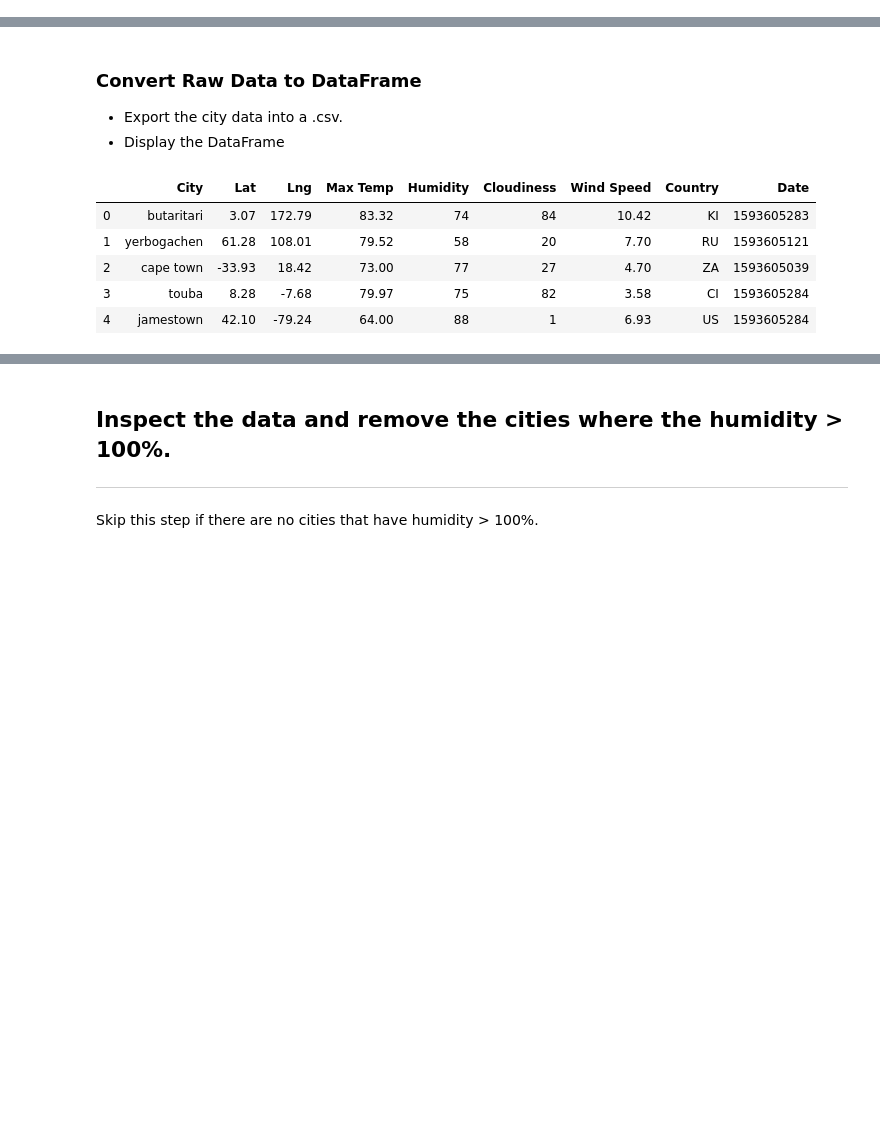
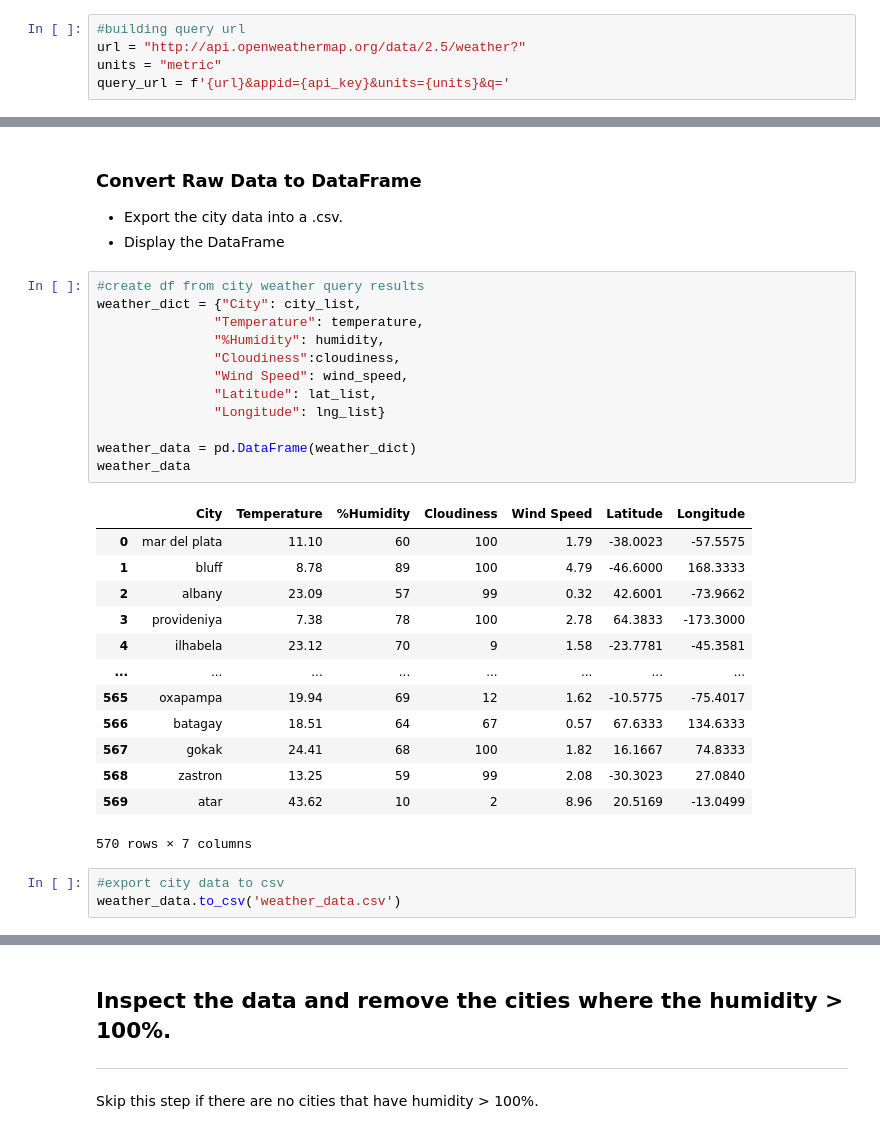
Before and after one commit to j-eikens/python-api-challenge, a Jupyter notebook: WeatherPY.ipynb, the cells around one changed output, grey strips where cells are left out. Saved outputs shown, nothing was run; the diff lists cells and outputs as text; blank space fills up the shorter version.

```diff
--- a/WeatherPY.ipynb
+++ b/WeatherPY.ipynb
@@ -53,4 +53,9 @@ len(cities)
 ### Perform API Calls
 * Perform a weather check on each city using a series of successive API calls.
 * Include a print log of each city as it'sbeing processed (with the city number and city name).
+# %%
+#building query url
+url = "http://api.openweathermap.org/data/2.5/weather?"
+units = "metric"
+query_url = f'{url}&appid={api_key}&units={units}&q='
 # %%
@@ -76,11 +108,32 @@ Data Retrieval Complete
 ### Convert Raw Data to DataFrame
 * Export the city data into a .csv.
 * Display the DataFrame
+# %%
+#create df from city weather query results
+weather_dict = {"City": city_list,
+               "Temperature": temperature,
+               "%Humidity": humidity,
+               "Cloudiness":cloudiness,
+               "Wind Speed": wind_speed,
+               "Latitude": lat_list,
+               "Longitude": lng_list}
+
+weather_data = pd.DataFrame(weather_dict)
+weather_data
+# %% [output]
+|  | City | Temperature | %Humidity | Cloudiness | Wind Speed | Latitude | Longitude |
+| 0 | mar del plata | 11.10 | 60 | 100 | 1.79 | -38.0023 | -57.5575 |
+| 1 | bluff | 8.78 | 89 | 100 | 4.79 | -46.6000 | 168.3333 |
+| 2 | albany | 23.09 | 57 | 99 | 0.32 | 42.6001 | -73.9662 |
+| 3 | provideniya | 7.38 | 78 | 100 | 2.78 | 64.3833 | -173.3000 |
+| 4 | ilhabela | 23.12 | 70 | 9 | 1.58 | -23.7781 | -45.3581 |
+| ... | ... | ... | ... | ... | ... | ... | ... |
+| 565 | oxapampa | 19.94 | 69 | 12 | 1.62 | -10.5775 | -75.4017 |
+| 566 | batagay | 18.51 | 64 | 67 | 0.57 | 67.6333 | 134.6333 |
+| 567 | gokak | 24.41 | 68 | 100 | 1.82 | 16.1667 | 74.8333 |
+| 568 | zastron | 13.25 | 59 | 99 | 2.08 | -30.3023 | 27.0840 |
+| 569 | atar | 43.62 | 10 | 2 | 8.96 | 20.5169 | -13.0499 |
+570 rows × 7 columns
 # %%
+#export city data to csv
+weather_data.to_csv('weather_data.csv')
-# %% [output]
-|  | City | Lat | Lng | Max Temp | Humidity | Cloudiness | Wind Speed | Country | Date |
-| 0 | butaritari | 3.07 | 172.79 | 83.32 | 74 | 84 | 10.42 | KI | 1593605283 |
-| 1 | yerbogachen | 61.28 | 108.01 | 79.52 | 58 | 20 | 7.70 | RU | 1593605121 |
-| 2 | cape town | -33.93 | 18.42 | 73.00 | 77 | 27 | 4.70 | ZA | 1593605039 |
-| 3 | touba | 8.28 | -7.68 | 79.97 | 75 | 82 | 3.58 | CI | 1593605284 |
-| 4 | jamestown | 42.10 | -79.24 | 64.00 | 88 | 1 | 6.93 | US | 1593605284 |
```
Also changed, not shown: parts of 19 cells of this notebook, 2 other files.
